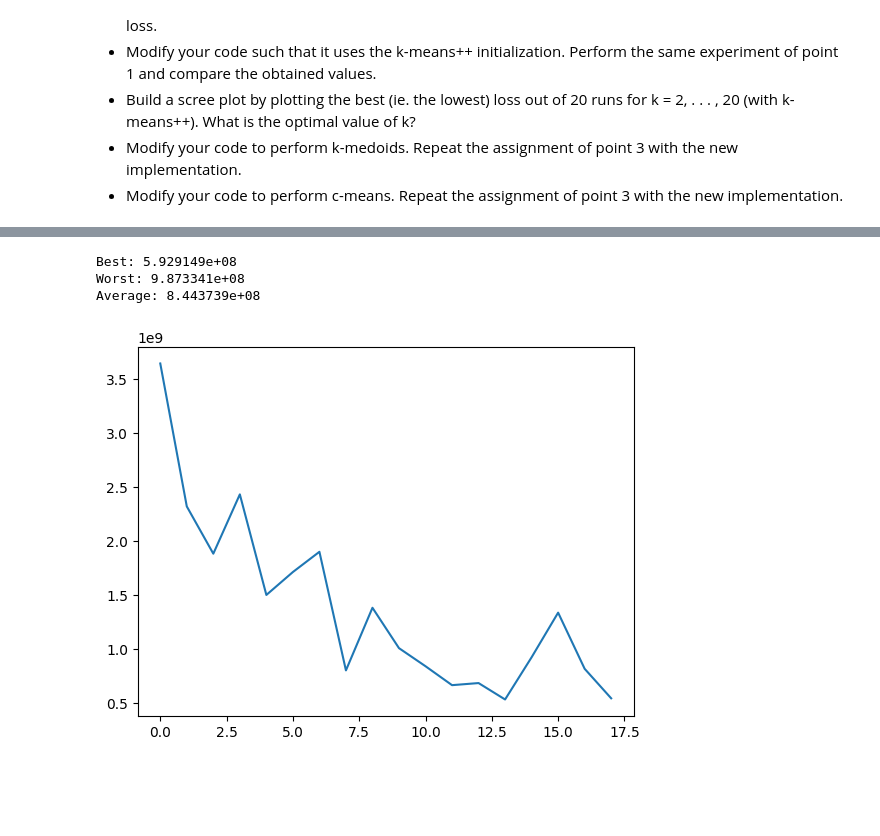
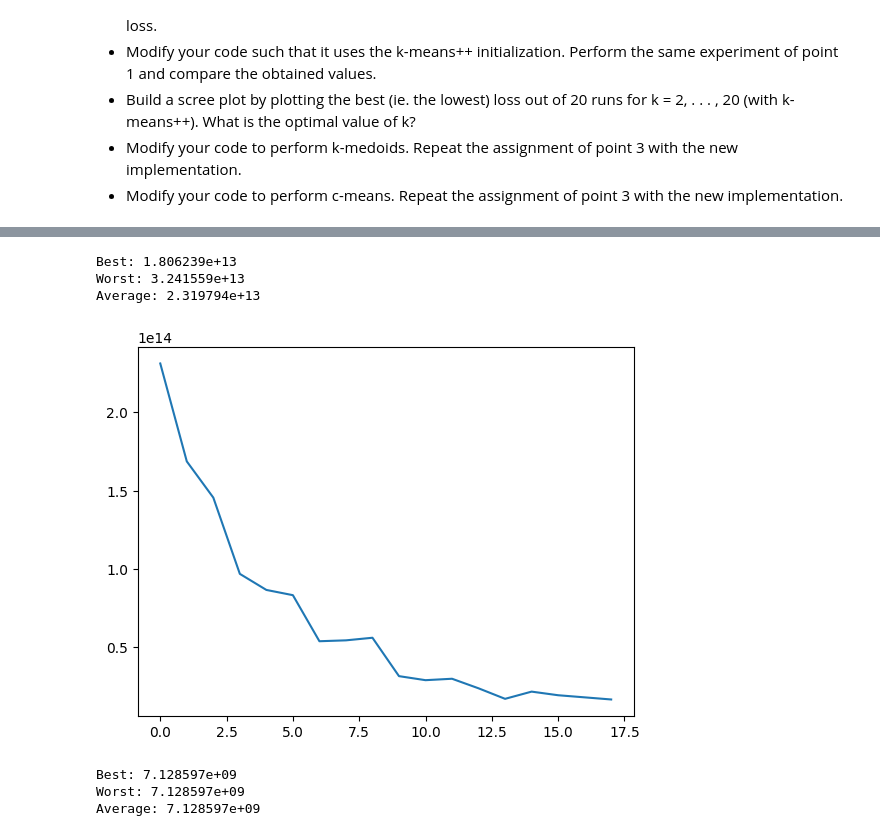
Before and after one commit to alequerenghi/unsupervised_learning, a Jupyter notebook: ex8.ipynb, the cells around one changed output, grey strips where cells are left out. Cells and saved outputs as stored; diff of their text form; code cells hidden in the pictures; blank space fills up the shorter version.

Commit message:
updated cmeans

```diff
--- a/ex8.ipynb
+++ b/ex8.ipynb
@@ -53,23 +52,36 @@ plt.show()
 # %%
 kmeans_losses = []
 for i in range(20):
-  kmeans = KMedoids(15, 'kmeans++')
+  kmeans = KMedoids(15, 'kmeans++', max_iter=30)
   _ = kmeans.fit_predict(data)
   kmeans_losses.append(int(kmeans.loss))
 print(f"Best: {min(kmeans_losses):e}")
 print(f"Worst: {max(kmeans_losses):e}")
 print(f"Average: {sum(kmeans_losses)/20:e}")
 # %% [output]
-Best: 5.929149e+08
-Worst: 9.873341e+08
-Average: 8.443739e+08
+Best: 1.806239e+13
+Worst: 3.241559e+13
+Average: 2.319794e+13
 # %%
 kmeans_losses = []
 for i in range(2, 20):
-  kmeans = KMedoids(i, 'kmeans++')
+  kmeans = KMedoids(i, 'kmeans++', max_iter=30)
   _ = kmeans.fit_predict(data)
   kmeans_losses.append(int(kmeans.loss))
 plt.plot(kmeans_losses)
 plt.show()
 # %% [output]
-[figure, old version]
+[figure, new version]
+# %%
+kmeans_losses = []
+for i in range(20):
+  kmeans = FuzzyCMeans(15, init='kmeans++')
+  _ = kmeans.fit_predict(data)
+  kmeans_losses.append(int(kmeans.loss))
+print(f"Best: {min(kmeans_losses):e}")
+print(f"Worst: {max(kmeans_losses):e}")
+print(f"Average: {sum(kmeans_losses)/20:e}")
+# %% [output]
+Best: 7.128597e+09
+Worst: 7.128597e+09
+Average: 7.128597e+09
```
Also changed, not shown: parts of 5 cells of this notebook, 2 other files.
